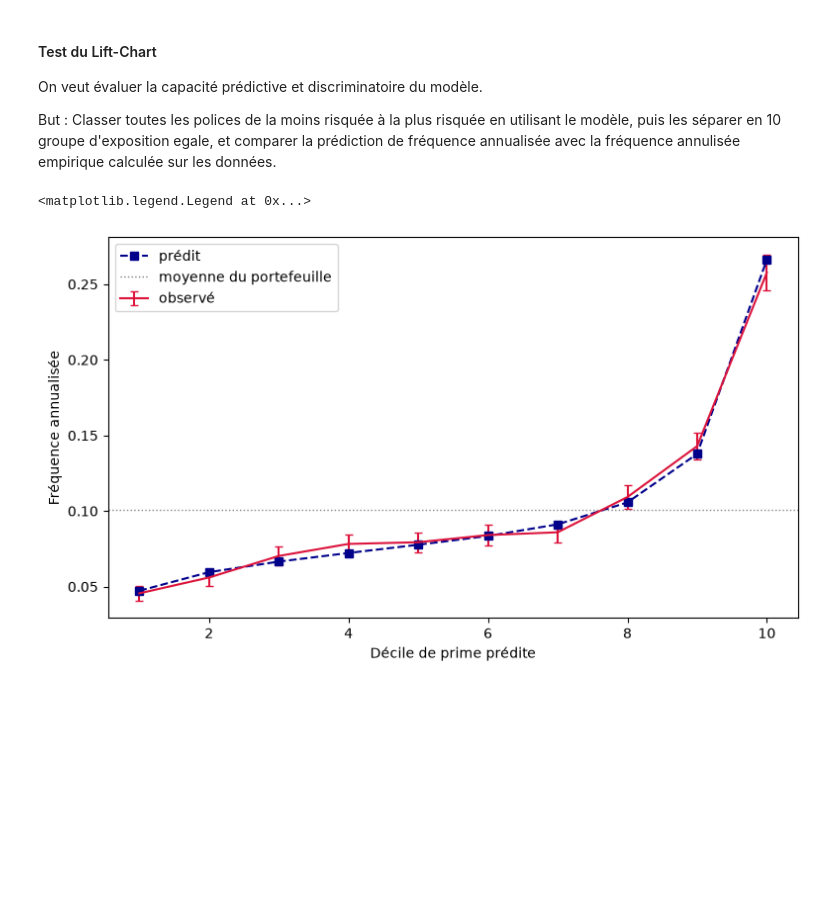
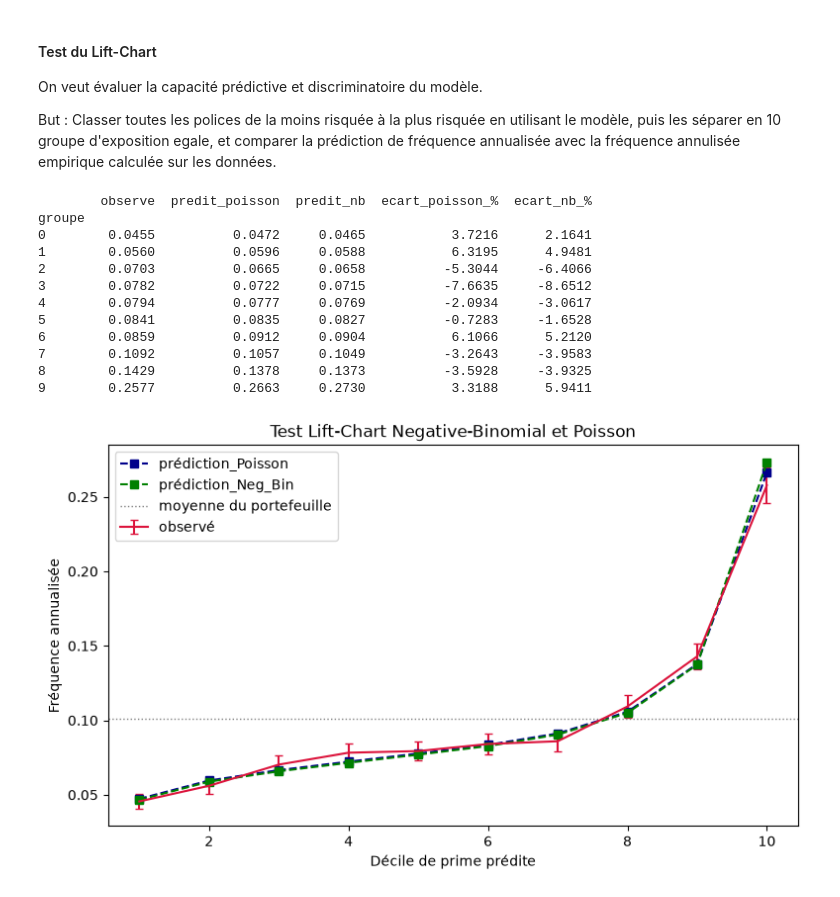
Before and after one commit to Charlesptrd/pricing-glm-vs-ml, a Jupyter notebook: notebooks/02_glm_frequence.ipynb, the cells around one changed output. Cells and saved outputs as stored; diff of their text form; code cells hidden in the pictures; blank space fills up the shorter version.

```diff
--- a/notebooks/02_glm_frequence.ipynb
+++ b/notebooks/02_glm_frequence.ipynb
@@ -777,16 +776,39 @@ On veut évaluer la capacité prédictive et discriminatoire du modèle.
 
 But : Classer toutes les polices de la moins risquée à la plus risquée en utilisant le modèle, puis les séparer en 10 groupe d'exposition egale, et comparer la prédiction de fréquence annualisée avec la fréquence annulisée empirique calculée sur les données.
 # %%
-t = lift_table(glm_poisson_final, test_prep)
+t_poisson = lift_table(glm_poisson_final, test_prep)
+t_nb= lift_table(glm_nb_final, test_prep, recalage=facteur_recalage)
 
 fig, ax = plt.subplots(figsize=(9, 5))
-x = range(1, len(t) + 1)
-ax.errorbar(x, t["observe"], yerr=1.96 * t["sigma"], color="crimson", capsize=3, label="observé")
-ax.plot(x, t["predit"], "s--",color="darkblue", label="prédit")
-ax.axhline(t["sinistres"].sum() / t["exposition"].sum(), ls=":", color="gray", lw=1, label="moyenne du portefeuille")
+x = range(1, len(t_poisson) + 1)
+ax.errorbar(x, t_poisson["observe"], yerr=1.96 * t_poisson["sigma"], color="crimson", capsize=3, label="observé")
+ax.plot(x, t_poisson["predit"], "s--",color="darkblue", label="prédiction_Poisson")
+ax.plot(x, t_nb["predit"], "s--",color="green", label="prédiction_Neg_Bin")
+ax.axhline(t_poisson["sinistres"].sum() / t_poisson["exposition"].sum(), ls=":", color="gray", lw=1, label="moyenne du portefeuille")
 ax.set_xlabel("Décile de prime prédite")
 ax.set_ylabel("Fréquence annualisée")
+ax.set_title("Test Lift-Chart Negative-Binomial et Poisson")
 ax.legend()
+
+comp = pd.DataFrame({
+    "observe": t_poisson["observe"], # mêmes observations peu importe le modèle
+    "predit_poisson": t_poisson["predit"],
+    "predit_nb": t_nb["predit"],
+})
+comp["ecart_poisson_%"] = 100 * (comp["predit_poisson"] / comp["observe"] - 1)
+comp["ecart_nb_%"] = 100 * (comp["predit_nb"] / comp["observe"] - 1)
+print(comp.round(4))
 # %% [output]
-<matplotlib.legend.Legend at 0x...>
+        observe  predit_poisson  predit_nb  ecart_poisson_%  ecart_nb_%
+groupe
+0        0.0455          0.0472     0.0465           3.7216      2.1641
+1        0.0560          0.0596     0.0588           6.3195      4.9481
+2        0.0703          0.0665     0.0658          -5.3044     -6.4066
+3        0.0782          0.0722     0.0715          -7.6635     -8.6512
+4        0.0794          0.0777     0.0769          -2.0934     -3.0617
+5        0.0841          0.0835     0.0827          -0.7283     -1.6528
+6        0.0859          0.0912     0.0904           6.1066      5.2120
+7        0.1092          0.1057     0.1049          -3.2643     -3.9583
+8        0.1429          0.1378     0.1373          -3.5928     -3.9325
+9        0.2577          0.2663     0.2730           3.3188      5.9411
-[figure, old version]
+[figure, new version]
```
Also changed, not shown: parts of 10 cells of this notebook, 6 other files.
